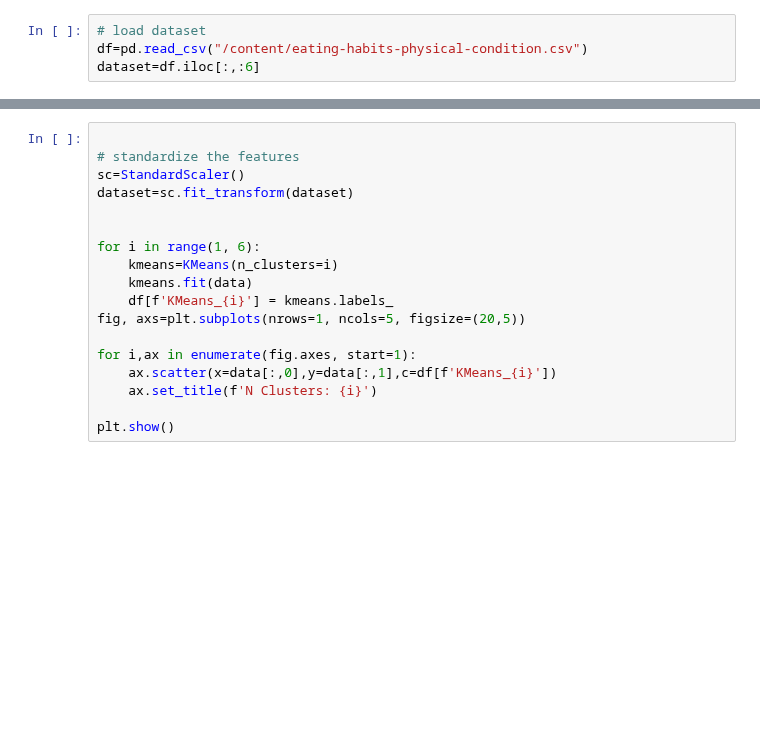
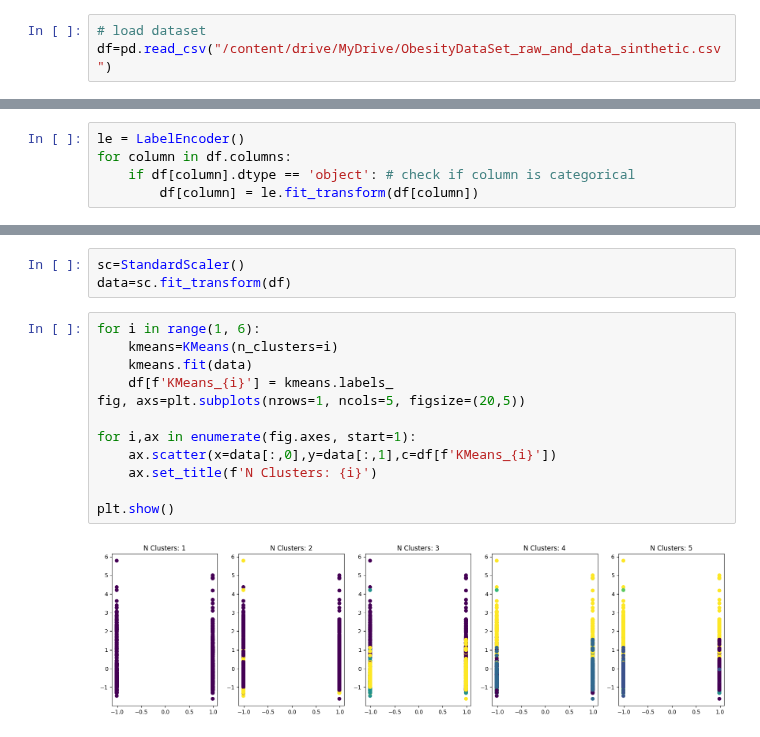
Before and after one commit to Guhan2348519/ADVANCED-ML-tasks, a Jupyter notebook: 2348519_LAB7_AML.ipynb, the cells around one changed output, grey strips where cells are left out. Cells and saved outputs as stored; diff of their text form; blank space fills up the shorter version.

```diff
--- a/2348519_LAB7_AML.ipynb
+++ b/2348519_LAB7_AML.ipynb
@@ -13,4 +14,3 @@ Mounted at /content/drive
 # %%
 # load dataset
-df=pd.read_csv("/content/eating-habits-physical-condition.csv")
-dataset=df.iloc[:,:6]
+df=pd.read_csv("/content/drive/MyDrive/ObesityDataSet_raw_and_data_sinthetic.csv")
@@ -16,0 +45,5 @@ dataset=df.iloc[:,:6]
+# %%
+le = LabelEncoder()
+for column in df.columns:
+    if df[column].dtype == 'object': # check if column is categorical
+        df[column] = le.fit_transform(df[column])
@@ -17,18 +78,17 @@ dataset=df.iloc[:,:6]
+# %%
+sc=StandardScaler()
+data=sc.fit_transform(df)
 # %%
-
-# standardize the features
-sc=StandardScaler()
-dataset=sc.fit_transform(dataset)
-
-
 for i in range(1, 6):
     kmeans=KMeans(n_clusters=i)
     kmeans.fit(data)
     df[f'KMeans_{i}'] = kmeans.labels_
 fig, axs=plt.subplots(nrows=1, ncols=5, figsize=(20,5))
 
 for i,ax in enumerate(fig.axes, start=1):
     ax.scatter(x=data[:,0],y=data[:,1],c=df[f'KMeans_{i}'])
     ax.set_title(f'N Clusters: {i}')
 
 plt.show()
+# %% [output]
+[figure, added]
```
Also changed, not shown: parts of 6 cells of this notebook.
